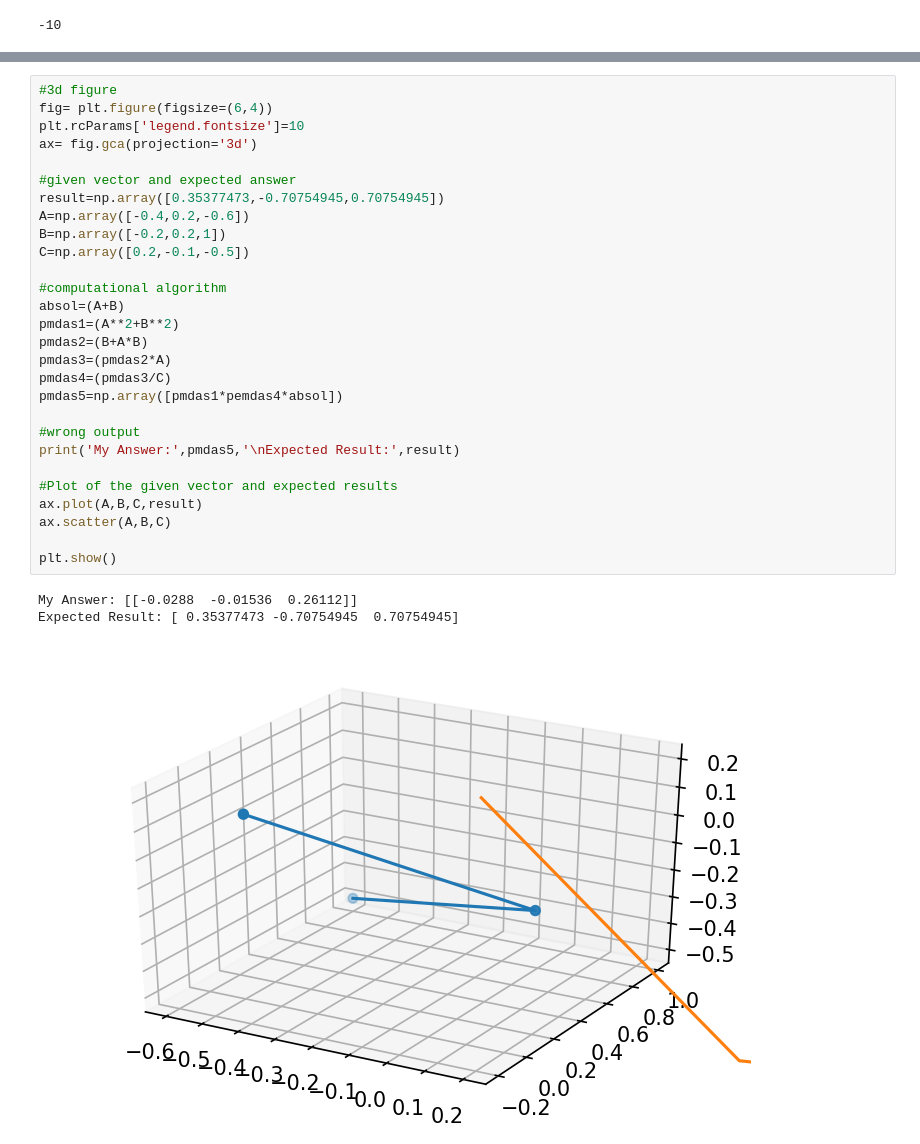
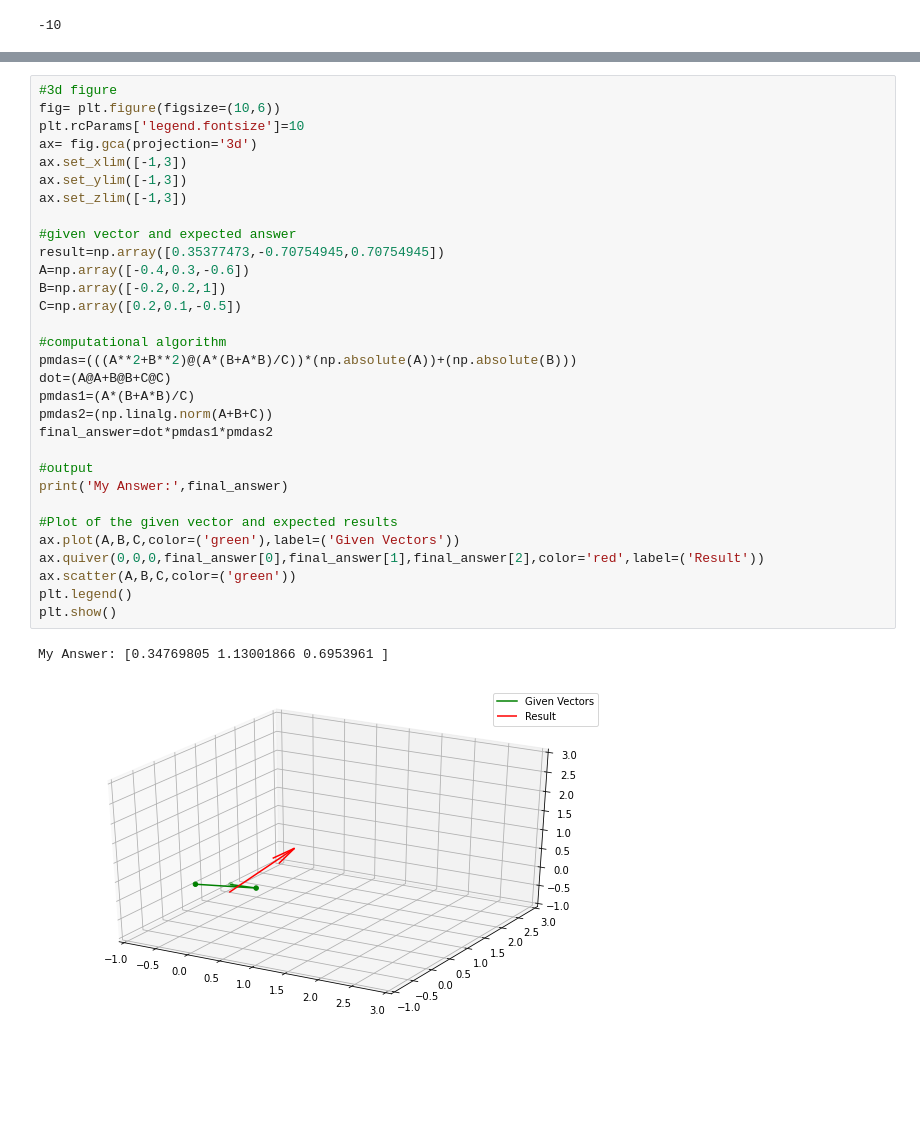
Before and after one commit to khaylee1/Laboratory4, a Jupyter notebook: Lab4.ipynb, the cells around one changed output, grey strips where cells are left out. Saved outputs shown, nothing was run; the diff lists cells and outputs as text; blank space fills up the shorter version.

```diff
--- a/Lab4.ipynb
+++ b/Lab4.ipynb
@@ -121,33 +121,35 @@ $$
 array([ 0.35377473, -0.70754945,  0.70754945])$$
 # %%
 #3d figure
-fig= plt.figure(figsize=(6,4))
+fig= plt.figure(figsize=(10,6))
 plt.rcParams['legend.fontsize']=10
 ax= fig.gca(projection='3d')
+ax.set_xlim([-1,3])
+ax.set_ylim([-1,3])
+ax.set_zlim([-1,3])
 
 #given vector and expected answer
 result=np.array([0.35377473,-0.70754945,0.70754945])
-A=np.array([-0.4,0.2,-0.6])
+A=np.array([-0.4,0.3,-0.6])
 B=np.array([-0.2,0.2,1])
-C=np.array([0.2,-0.1,-0.5])
+C=np.array([0.2,0.1,-0.5])
 
 #computational algorithm
-absol=(A+B)
-pmdas1=(A**2+B**2)
-pmdas2=(B+A*B)
-pmdas3=(pmdas2*A)
-pmdas4=(pmdas3/C)
-pmdas5=np.array([pmdas1*pemdas4*absol])
+pmdas=(((A**2+B**2)@(A*(B+A*B)/C))*(np.absolute(A))+(np.absolute(B)))
+dot=(A@A+B@B+C@C)
+pmdas1=(A*(B+A*B)/C)
+pmdas2=(np.linalg.norm(A+B+C))
+final_answer=dot*pmdas1*pmdas2
 
-#wrong output
-print('My Answer:',pmdas5,'\nExpected Result:',result)
+#output
+print('My Answer:',final_answer)
 
 #Plot of the given vector and expected results
-ax.plot(A,B,C,result)
-ax.scatter(A,B,C)
-
+ax.plot(A,B,C,color=('green'),label=('Given Vectors'))
+ax.quiver(0,0,0,final_answer[0],final_answer[1],final_answer[2],color='red',label=('Result'))
+ax.scatter(A,B,C,color=('green'))
+plt.legend()
 plt.show()
 # %% [output]
-My Answer: [[-0.0288  -0.01536  0.26112]]
-Expected Result: [ 0.35377473 -0.70754945  0.70754945]
+My Answer: [0.34769805 1.13001866 0.6953961 ]
-[figure, old version]
+[figure, new version]
```
Also changed, not shown: parts of 1 cell of this notebook.
